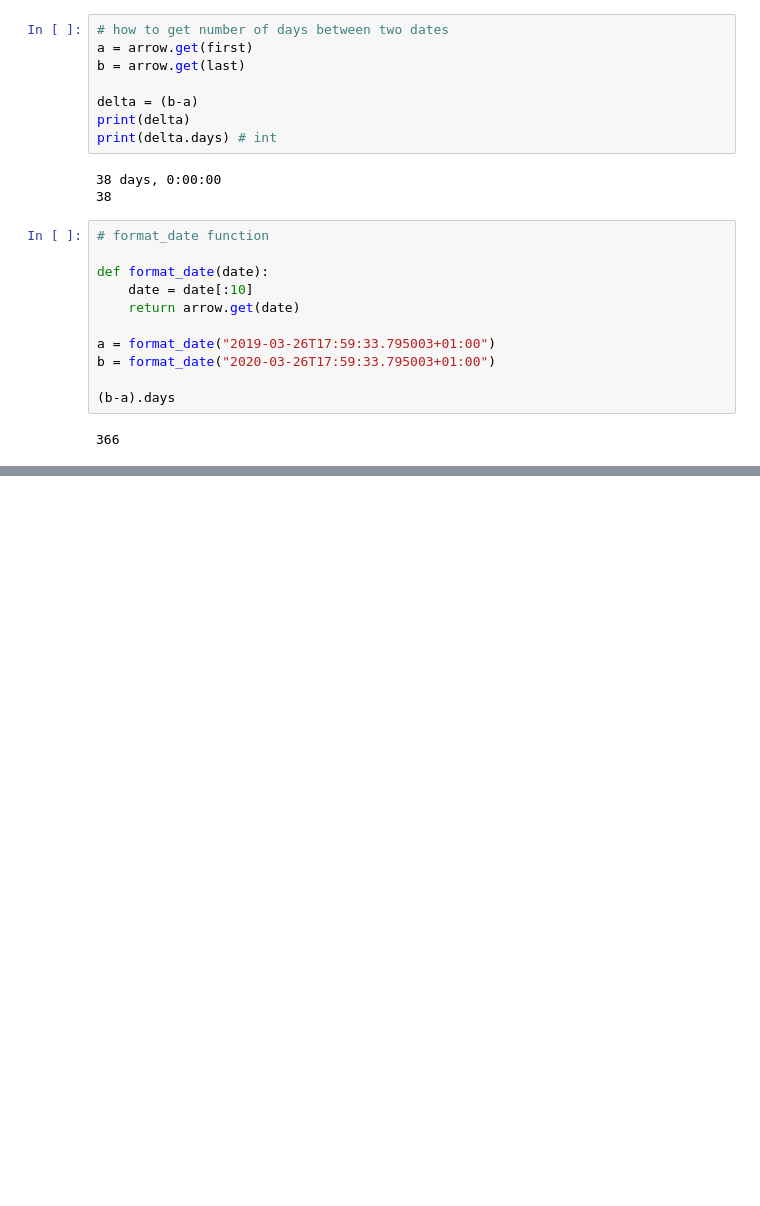
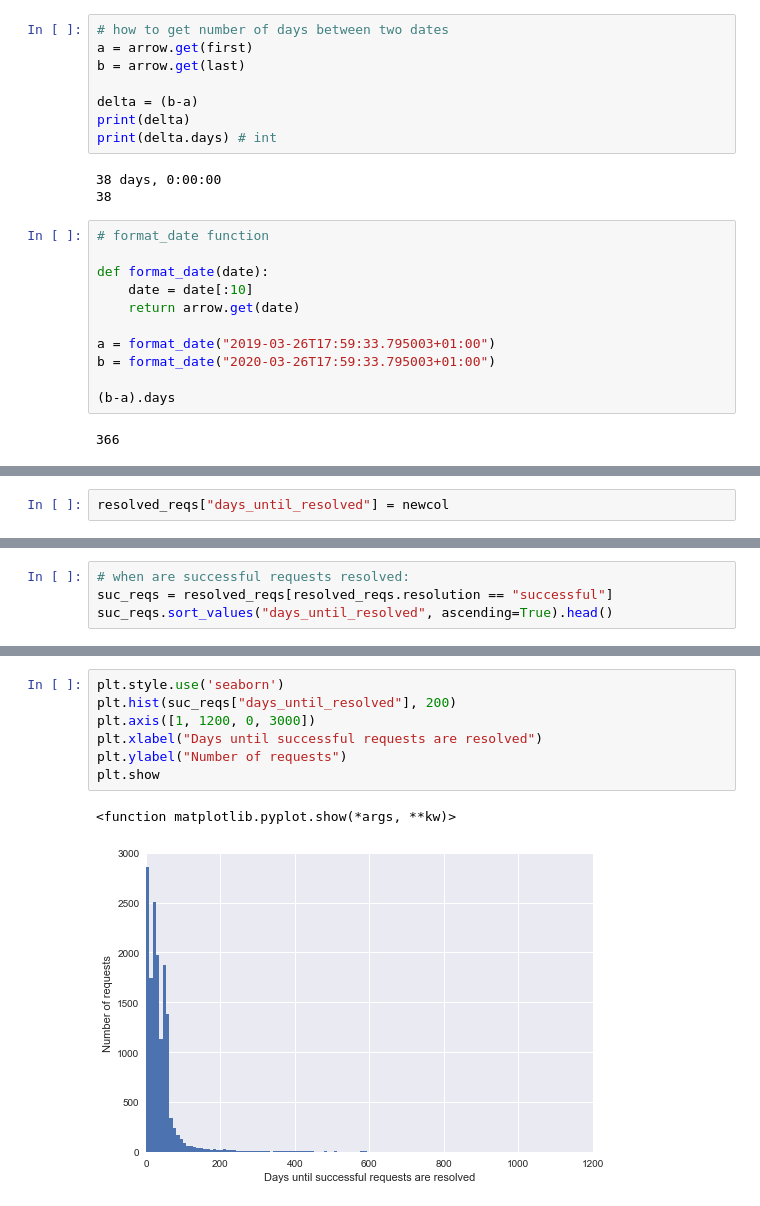
Before and after one commit to chaseinstead/fdsstat, a Jupyter notebook: fds_date_stats.ipynb, the cells around one changed output, grey strips where cells are left out. Saved outputs shown, nothing was run; the diff lists cells and outputs as text; blank space fills up the shorter version.

```diff
--- a/fds_date_stats.ipynb
+++ b/fds_date_stats.ipynb
@@ -58,0 +67,2 @@ TypeError: Can't parse single argument type of '<class 'pandas.core.series.Serie
+# %%
+resolved_reqs["days_until_resolved"] = newcol
@@ -58,0 +105,4 @@ TypeError: Can't parse single argument type of '<class 'pandas.core.series.Serie
+# %%
+# when are successful requests resolved:
+suc_reqs = resolved_reqs[resolved_reqs.resolution == "successful"]
+suc_reqs.sort_values("days_until_resolved", ascending=True).head()
@@ -58,0 +117,10 @@ TypeError: Can't parse single argument type of '<class 'pandas.core.series.Serie
+# %%
+plt.style.use('seaborn')
+plt.hist(suc_reqs["days_until_resolved"], 200)
+plt.axis([1, 1200, 0, 3000])
+plt.xlabel("Days until successful requests are resolved")
+plt.ylabel("Number of requests")
+plt.show
+# %% [output]
+<function matplotlib.pyplot.show(*args, **kw)>
+[figure, added]
```
Also changed, not shown: parts of 13 cells of this notebook, 1 other file.
